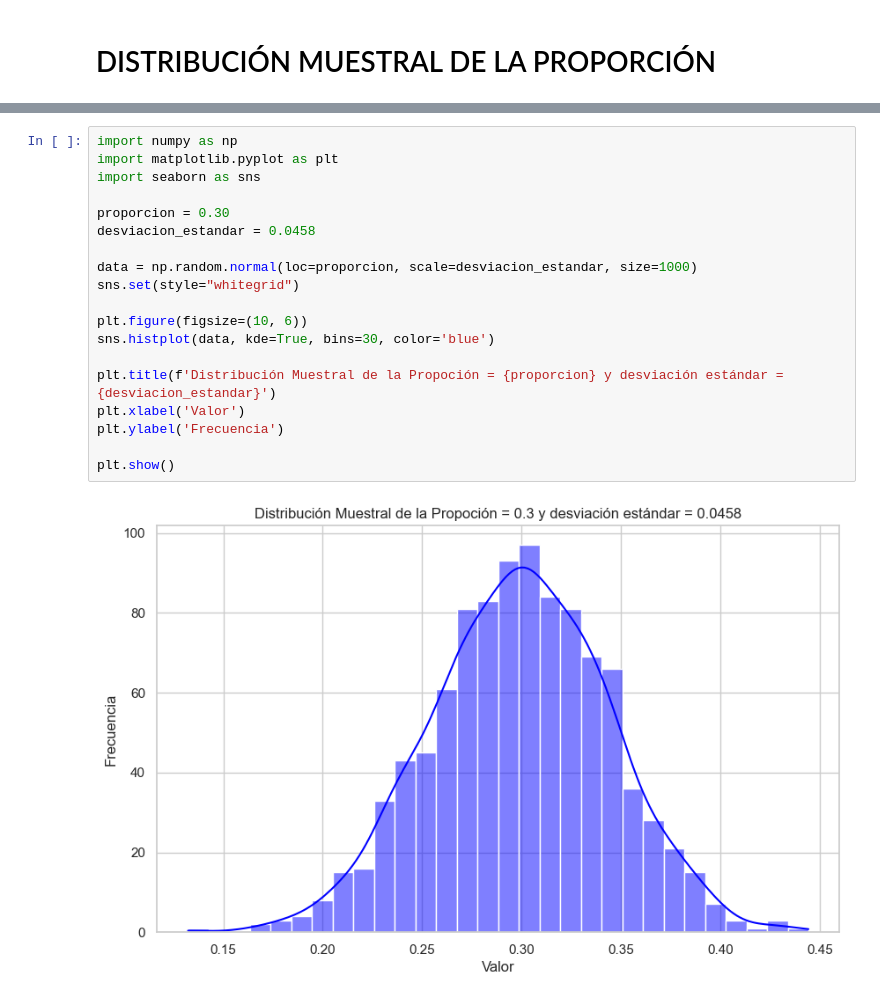
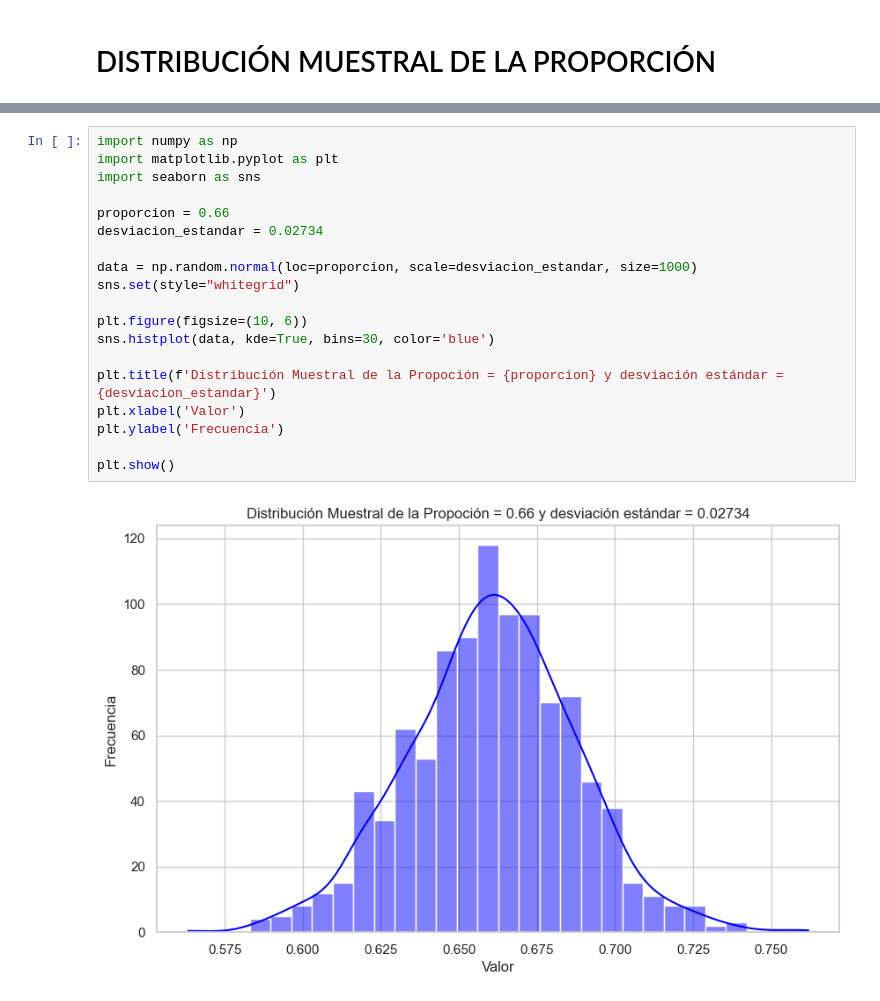
Before and after one commit to CamiloesotoS98/Estadistica_con_Python, a Jupyter notebook: APLICACION_DE_LA_DISTRIBUCION_MUESTRAL_DE_LA_MEDIA. DISTRIBUCION_DE_LA_PROPORCION.ipynb, the cells around one changed output, grey strips where cells are left out. Cells and saved outputs as stored; diff of their text form.

```diff
--- a/APLICACION_DE_LA_DISTRIBUCION_MUESTRAL_DE_LA_MEDIA. DISTRIBUCION_DE_LA_PROPORCION.ipynb
+++ b/APLICACION_DE_LA_DISTRIBUCION_MUESTRAL_DE_LA_MEDIA. DISTRIBUCION_DE_LA_PROPORCION.ipynb
@@ -136,21 +136,21 @@ La probabilidad de que x este entre 0.2 y 0.4 es: 0.9710
 # %%
 import numpy as np
 import matplotlib.pyplot as plt
 import seaborn as sns
 
-proporcion = 0.30
-desviacion_estandar = 0.0458
+proporcion = 0.66
+desviacion_estandar = 0.02734
 
 data = np.random.normal(loc=proporcion, scale=desviacion_estandar, size=1000)
 sns.set(style="whitegrid")
 
 plt.figure(figsize=(10, 6))
 sns.histplot(data, kde=True, bins=30, color='blue')
 
 plt.title(f'Distribución Muestral de la Propoción = {proporcion} y desviación estándar = {desviacion_estandar}')
 plt.xlabel('Valor')
 plt.ylabel('Frecuencia')
 
 plt.show()
 # %% [output]
-[figure, old version]
+[figure, new version]
```
Also changed, not shown: parts of 7 cells of this notebook, 4 other files.
